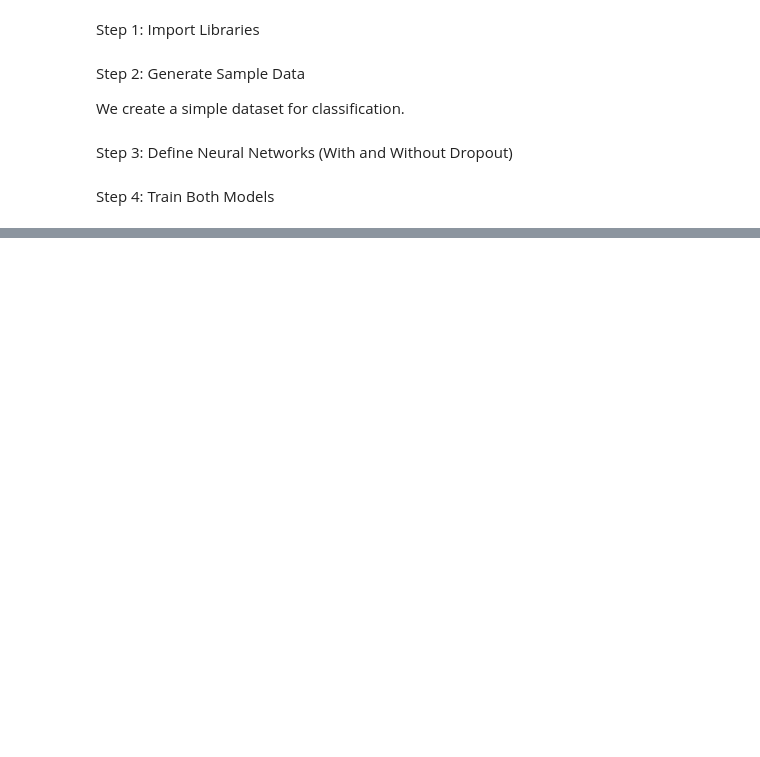
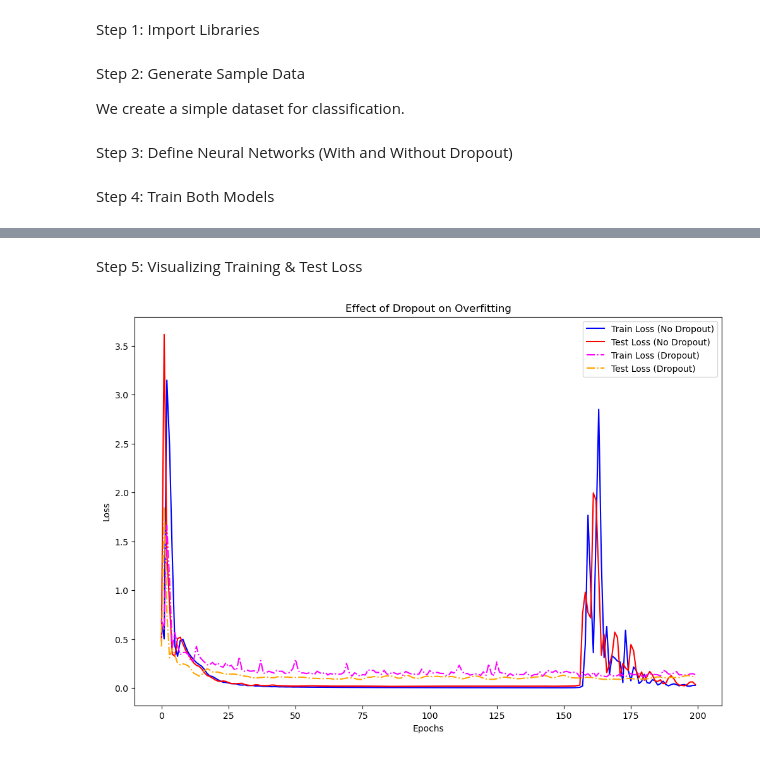
Before and after one commit to vishnuas22/Deep-Learning, a Jupyter notebook: 21.01 Dropout Neural Networks.ipynb, the cells around one changed output, grey strips where cells are left out. Saved outputs shown, nothing was run; the diff lists cells and outputs as text; code cells hidden in the pictures; blank space fills up the shorter version.

```diff
--- a/21.01 Dropout Neural Networks.ipynb
+++ b/21.01 Dropout Neural Networks.ipynb
@@ -93,7 +93,7 @@ def train_model(model, X_train, y_train, X_test, y_test, epochs=200, lr=0.1):
 
     optimizer = optim.Adam(model.parameters(), lr=lr)
 
-    loss_fn = nn.BCELoss # Binary Cross-Entropy Loss
+    loss_fn = nn.BCELoss()
 
     train_losses , test_losses = [], []
 
@@ -105,6 +105,9 @@ def train_model(model, X_train, y_train, X_test, y_test, epochs=200, lr=0.1):
         optimizer.zero_grad()
 
         y_pred = model(X_train)
+
+        # y_pred = torch.sigmoid(y_pred)  # ✅ Ensure values are in (0,1)
+
 
         loss = loss_fn(y_pred, y_train)
 
@@ -129,7 +132,8 @@ def train_model(model, X_train, y_train, X_test, y_test, epochs=200, lr=0.1):
 
         if epoch % 50 == 0:
 
-            print(f'Epoch: {epoch}/{epochs} - Train loss: {train_losses:.4f} - Test Loss : {test_loss:.4f}')
+            print(f'Epoch: {epoch}/{epochs} - Train loss: {loss.item():.4f} - Test Loss: {test_loss.item():.4f}')  # ✅ Fixed
+
 
 
     return train_losses, test_losses
@@ -149,0 +159,24 @@ RuntimeError: Boolean value of Tensor with more than one value is ambiguous
+# %% [markdown]
+Step 5: Visualizing Training & Test Loss
+# %%
+plt.figure(figsize=(12,8))
+
+plt.plot(train_loss_no_dropout, label="Train Loss (No Dropout)", linestyle="solid", color="blue")
+
+plt.plot(test_loss_no_dropout, label="Test Loss (No Dropout)",linestyle="solid" ,color="red")
+
+plt.plot(train_loss_dropout, label="Train Loss (Dropout)", linestyle="dashdot", color="magenta")
+
+plt.plot(test_loss_dropout, label="Test Loss (Dropout)",linestyle="dashdot", color="orange")
+
+plt.xlabel("Epochs")
+
+plt.ylabel("Loss")
+
+plt.legend()
+
+plt.title("Effect of Dropout on Overfitting")
+
+plt.show()
+# %% [output]
+[figure, added]
```
Also changed, not shown: parts of 4 cells of this notebook.
